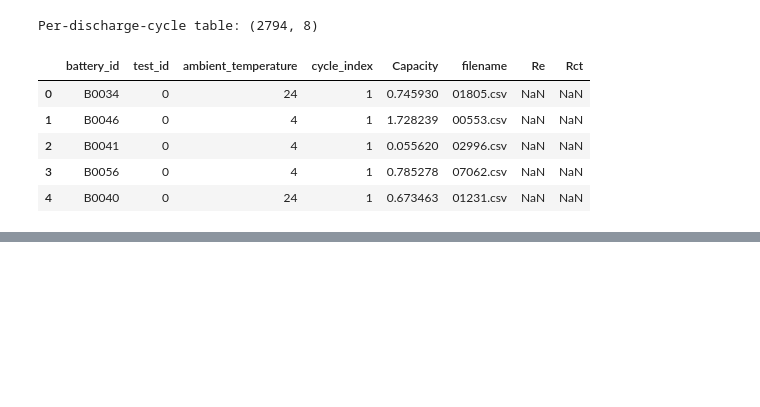
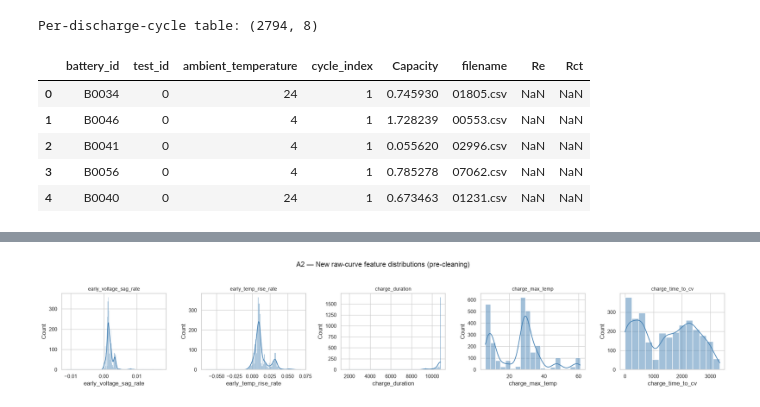
Before and after one commit to Roots26Hz/ChargeIQ, a Jupyter notebook: notebooks/regression.ipynb, the cells around one changed output, grey strips where cells are left out. Drawn from its saved outputs; the diff is of its cells as text; code cells hidden in the pictures; blank space fills up the shorter version.

Commit message:
feat: Feature Extraction from Raw-Per-Cycle CSV files

```diff
--- a/notebooks/regression.ipynb
+++ b/notebooks/regression.ipynb
@@ -110,0 +156,33 @@ Per-discharge-cycle table: (2794, 8)
+# %%
+disc_feats = []
+for _, row in discharge.iterrows():
+    try:
+        feats = extract_discharge_early_features(f"{RAW_DIR}/{row['filename']}")
+    except (FileNotFoundError, pd.errors.EmptyDataError, KeyError):
+        feats = {"early_voltage_sag_rate": np.nan, "early_temp_rise_rate": np.nan}
+    feats["filename"] = row["filename"]
+    disc_feats.append(feats)
+disc_feats_df = pd.DataFrame(disc_feats)
+
+chg_feats = []
+for _, row in charge.iterrows():
+    try:
+        feats = extract_charge_features(f"{RAW_DIR}/{row['filename']}")
+    except (FileNotFoundError, pd.errors.EmptyDataError, KeyError):
+        feats = {"charge_duration": np.nan, "charge_max_temp": np.nan, "charge_time_to_cv": np.nan}
+    feats["battery_id"], feats["test_id"] = row["battery_id"], row["test_id"]
+    chg_feats.append(feats)
+chg_feats_df = pd.DataFrame(chg_feats).sort_values("test_id")
+
+print("Discharge-curve features:", disc_feats_df.shape, " | missing:\n", disc_feats_df.isna().sum().to_dict())
+print("Charge-curve features:", chg_feats_df.shape, " | missing:\n", chg_feats_df.isna().sum().to_dict())
+
+# Merge own discharge-curve features (direct join, same file) ...
+analysis_df = analysis_df.merge(disc_feats_df, on="filename", how="left")
+# ... and the nearest-preceding charge cycle's features (asof join, like Re/Rct)
+analysis_df = pd.merge_asof(
+    analysis_df.sort_values("test_id"), chg_feats_df,
+    on="test_id", by="battery_id", direction="backward",
+)
+print("\nEnriched analysis table:", analysis_df.shape)
+analysis_df.head()
@@ -110,0 +227,11 @@ Per-discharge-cycle table: (2794, 8)
+# %%
+raw_feats = ["early_voltage_sag_rate", "early_temp_rise_rate", "charge_duration", "charge_max_temp", "charge_time_to_cv"]
+fig, axes = plt.subplots(1, len(raw_feats), figsize=(4 * len(raw_feats), 3.6))
+for ax, col in zip(axes, raw_feats):
+    sns.histplot(analysis_df[col], kde=True, ax=ax, color="steelblue")
+    ax.set_title(col, fontsize=10)
+plt.suptitle("A2 — New raw-curve feature distributions (pre-cleaning)", y=1.05)
+plt.savefig("a2_raw_feature_distributions.png", bbox_inches="tight")
+plt.show()
+# %% [output]
+[figure, added]
```
Also changed, not shown: parts of 8 cells of this notebook.
